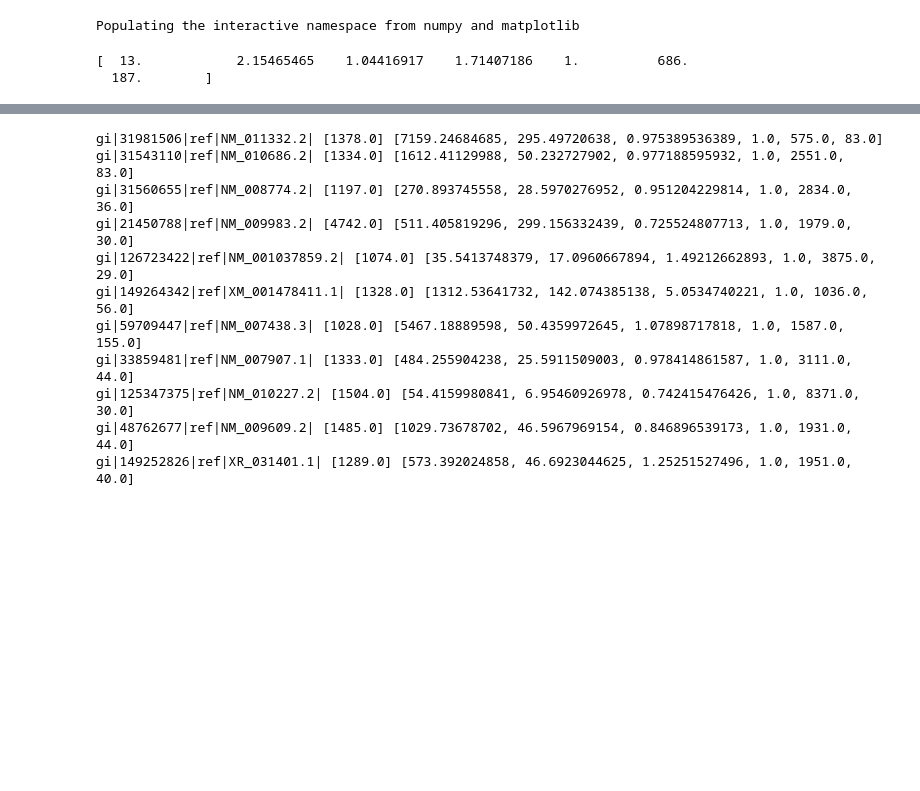
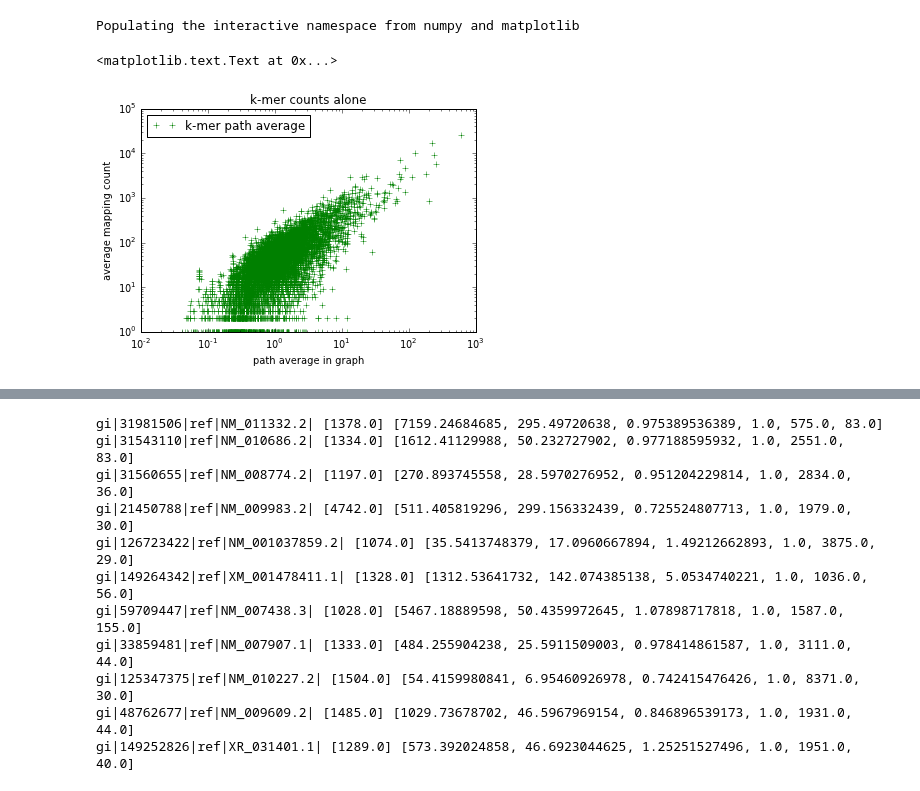
Before and after one commit to dib-lab/2015-khmer-wok3-counting, a Jupyter notebook: counting.ipynb, the cells around one changed output, grey strips where cells are left out. Drawn from its saved outputs; the diff is of its cells as text; code cells hidden in the pictures; blank space fills up the shorter version.

```diff
--- a/counting.ipynb
+++ b/counting.ipynb
@@ -27,8 +27,19 @@ def build_array(mapping_filename, meds_filename):
 
     return numpy.array(xx)
 # %%
+# uncorrected RNAseq reads
 rseq = build_array('rseq-mapped.counts', 'rseq-mapped.meds2')
-print rseq[0]
+
+# corrected mRNAseq reads (subset)
+corr = build_array('rseq-mapped.counts', 'rseq-corr.meds2')
-# %% [output]
-[  13.            2.15465465    1.04416917    1.71407186    1.          686.
-  187.        ]
+# %%
+#loglog(rseq[:,1], rseq[:,0], '.', label='path average')
+loglog(rseq[:,2], rseq[:,0], 'g+', label='k-mer path average')
+
+xlabel('path average in graph')
+ylabel('average mapping count')
+legend(loc='upper left')
+title('k-mer counts alone')
+# %% [output]
+<matplotlib.text.Text at 0x...>
+[figure, added]
```
Also changed, not shown: parts of 5 cells of this notebook, 1 other file.
